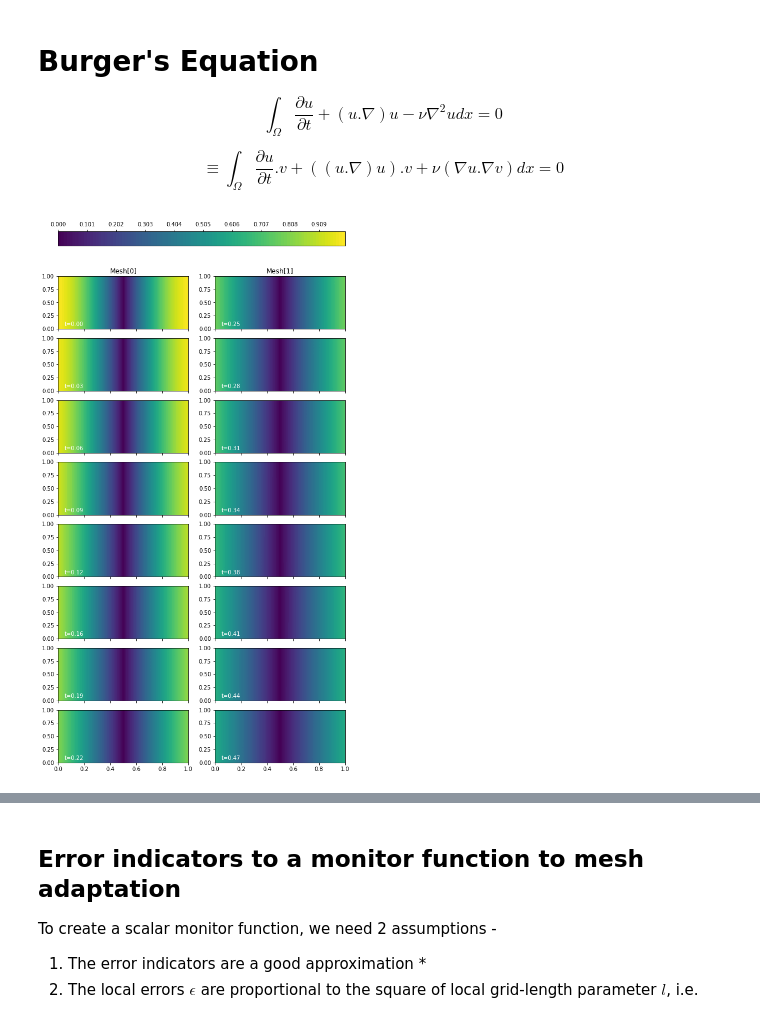
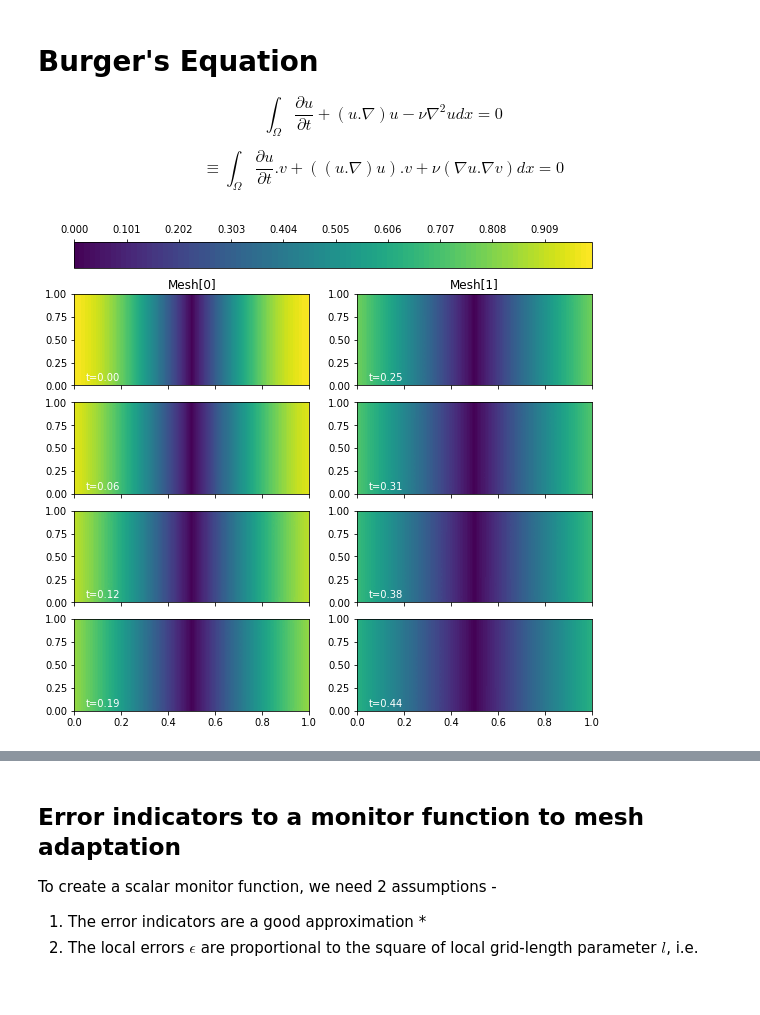
Before and after one commit to acse-akm121/oceans_goma, a Jupyter notebook: goma/src/GoalOrientedExample.ipynb, the cells around one changed output, grey strips where cells are left out. Drawn from its saved outputs; the diff is of its cells as text; code cells hidden in the pictures; blank space fills up the shorter version.

```diff
--- a/goma/src/GoalOrientedExample.ipynb
+++ b/goma/src/GoalOrientedExample.ipynb
@@ -63,7 +63,7 @@ def get_solver(mesh_seq):
 
 
 def get_function_spaces(mesh):
-    return {"u": VectorFunctionSpace(mesh, "CG", 1)}
+    return {"u": VectorFunctionSpace(mesh, "CG", 1), "f": FunctionSpace(mesh, "DG", 0)}
 
 
 def get_initial_condition(mesh_seq):
@@ -91,7 +91,7 @@ end_time = 0.5
 dt = 1 / n
 num_subintervals = len(meshes)
 time_partition = TimePartition(
-    end_time, num_subintervals, dt, fields, timesteps_per_export=1
+    end_time, num_subintervals, dt, fields, timesteps_per_export=2
 )
 mesh_seq = GoalOrientedMeshSeq(
     time_partition,
@@ -107,25 +107,25 @@ solutions = mesh_seq.solve_forward()
 # %%
 # vmax, vmin = -np.inf, np.inf
 # print(len(solutions['u']['forward']), len(solutions['u']['forward'][0]))
 # for i, sol_i in enumerate(solutions['u']['forward']):
 #     for j, sol_t in enumerate(solutions['u']['forward'][i]):
 #         vmax = max(vmax, np.max(sol_t.dat.data))
 #         vmin = min(vmin, np.min(sol_t.dat.data))
 #         print(vmin)
 # print(vmax, vmin)
 # print(max(abs(vmax), abs(vmin)), -max(abs(vmax), abs(vmin)))
 # Note this is plotting the magnitude!!!!!!!!!
 vmin, vmax = 0, 1
-figsize = (1 * len(solutions['u']['forward'][0]), 2 * len(solutions['u']['forward'][0]))
+figsize = (2 * len(solutions['u']['forward'][0]), 2 * len(solutions['u']['forward'][0]))
 # print(figsize)
 fig, axes, tcs = plot_snapshots(solutions, time_partition, "u", "forward",
                                 levels=np.linspace(0, 1, 100), cmap='viridis',
                                 vmax=1, vmin=0,
                                 figsize=figsize)
 cbar = fig.colorbar(tcs[0][0], ax=axes, location='top')
 # Note this is plotting the magnitude
 # %% [output]
-[figure, old version]
+[figure, new version]
 # %%
 solutions = mesh_seq.solve_adjoint()
 # %%
```
Also changed, not shown: parts of 11 cells of this notebook.
